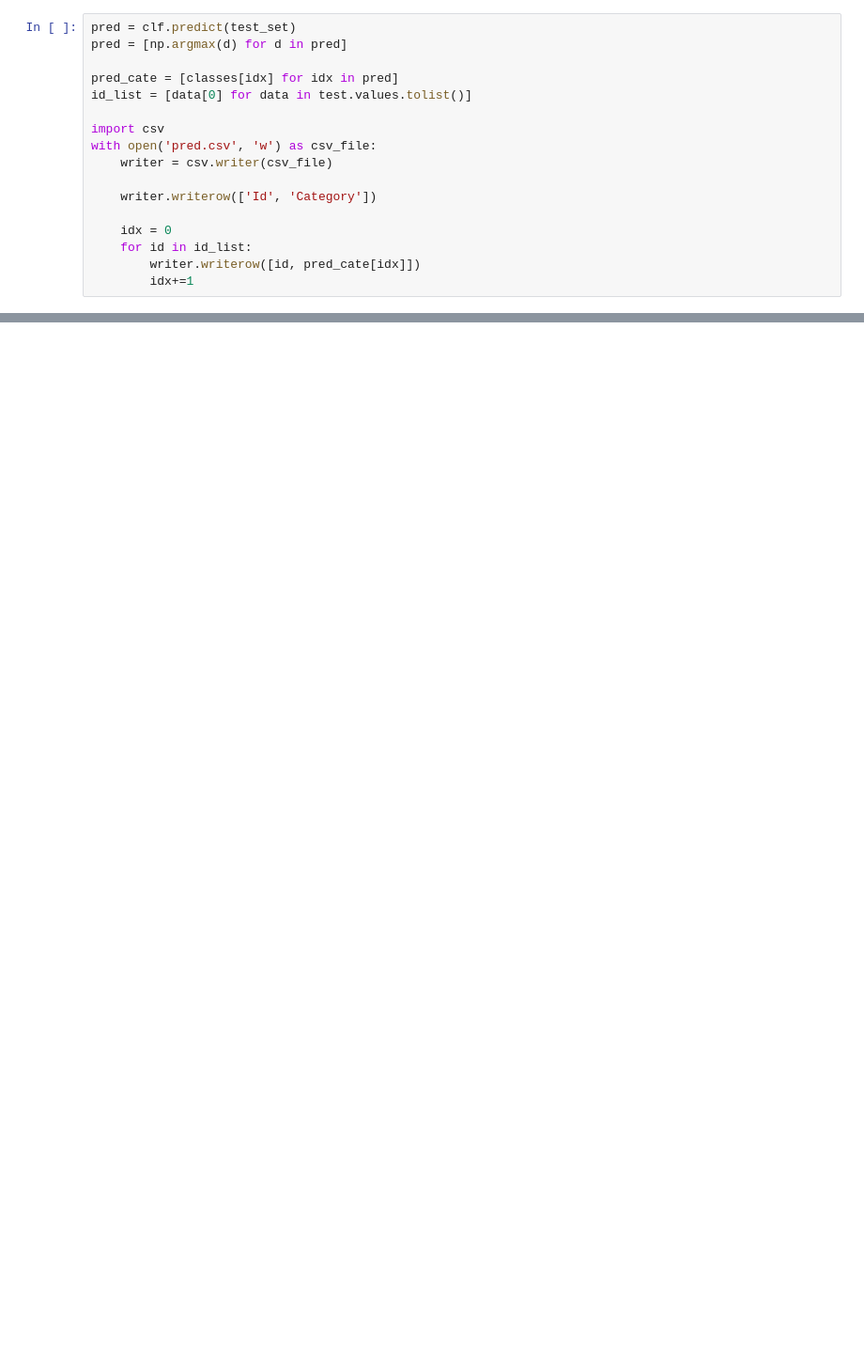
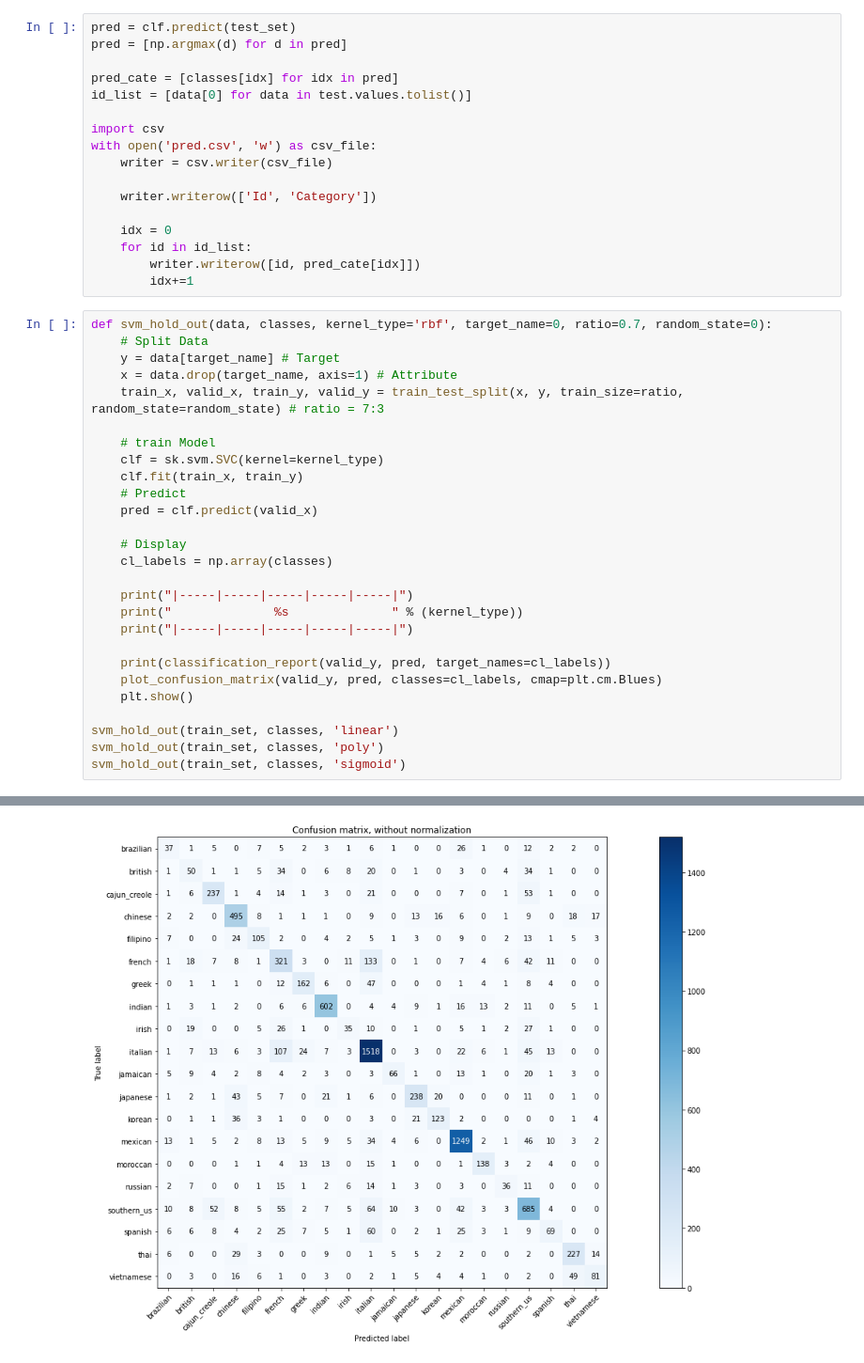
Before and after one commit to allen880117/IntroML-HW4, a Jupyter notebook: 0616309_IntroML_HW4.ipynb, the cells around one changed output, grey strips where cells are left out. Shown at 94% size. Cells and saved outputs as stored; diff of their text form; blank space fills up the shorter version.

```diff
--- a/0616309_IntroML_HW4.ipynb
+++ b/0616309_IntroML_HW4.ipynb
@@ -416,3 +342,31 @@ with open('pred.csv', 'w') as csv_file:
     for id in id_list:
         writer.writerow([id, pred_cate[idx]])
         idx+=1
+# %%
+def svm_hold_out(data, classes, kernel_type='rbf', target_name=0, ratio=0.7, random_state=0):
+    # Split Data
+    y = data[target_name] # Target
+    x = data.drop(target_name, axis=1) # Attribute
+    train_x, valid_x, train_y, valid_y = train_test_split(x, y, train_size=ratio, random_state=random_state) # ratio = 7:3
+
+    # train Model
+    clf = sk.svm.SVC(kernel=kernel_type)
+    clf.fit(train_x, train_y)
+    # Predict
+    pred = clf.predict(valid_x)
+
+    # Display
+    cl_labels = np.array(classes)
+
+    print("|-----|-----|-----|-----|-----|")
+    print("              %s              " % (kernel_type))
+    print("|-----|-----|-----|-----|-----|")
+
+    print(classification_report(valid_y, pred, target_names=cl_labels))
+    plot_confusion_matrix(valid_y, pred, classes=cl_labels, cmap=plt.cm.Blues)
+    plt.show()
+
+svm_hold_out(train_set, classes, 'linear')
+svm_hold_out(train_set, classes, 'poly')
+svm_hold_out(train_set, classes, 'sigmoid')
+# %% [output]
@@ -418,0 +390 @@ with open('pred.csv', 'w') as csv_file:
+[figure, added]
```
Also changed, not shown: parts of 7 cells of this notebook, 5 other files.
